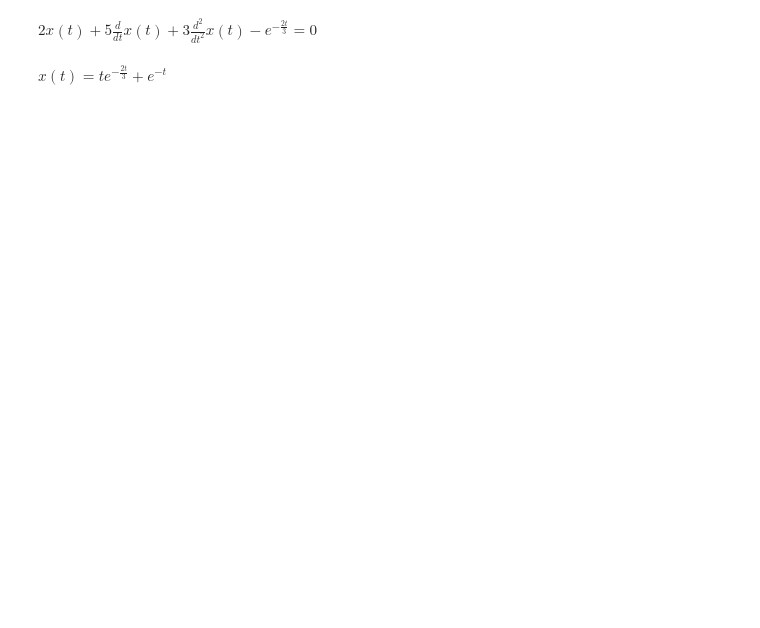
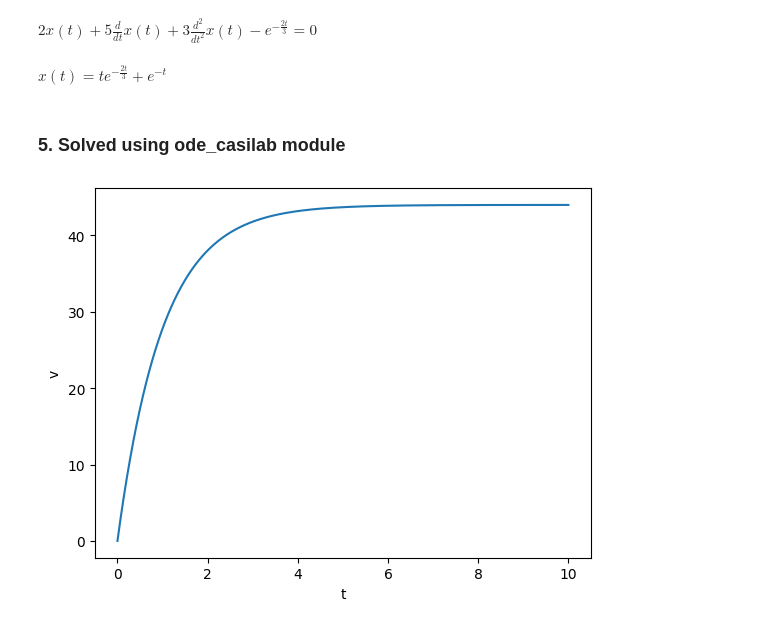
Before and after one commit to Gimgachad/Pyproj, a Jupyter notebook: Computational_project_1.ipynb, the cells around one changed output. Cells and saved outputs as stored; diff of their text form; code cells hidden in the pictures; blank space fills up the shorter version.

```diff
--- a/Computational_project_1.ipynb
+++ b/Computational_project_1.ipynb
@@ -344,3 +344,26 @@ display(y)
 # %% [output]
 $\displaystyle 2 x{\left(t \right)} + 5 \frac{d}{d t} x{\left(t \right)} + 3 \frac{d^{2}}{d t^{2}} x{\left(t \right)} - e^{- \frac{2 t}{3}} = 0$
 $\displaystyle x{\left(t \right)} = t e^{- \frac{2 t}{3}} + e^{- t}$
+# %% [markdown]
+### 5. Solved using ode_casilab module
+# %%
+# (a) Free kinematic equation v'(t) = 44 - v(t), v(0) = 0
+
+from ode_casilab import solve_rk4
+import numpy as np
+import matplotlib.pyplot as plt
+
+def ode_5_a(t, v):
+    return 44 - v
+
+t = np.linspace(0,10,1000)
+v0 = [0]
+
+sol = solve_rk4(ode_5_a, t, v0)
+#print(sol)
+plt.plot(t,sol)
+plt.xlabel('t')
+plt.ylabel('v')
+plt.show()
+# %% [output]
+[figure, added]
```
Also changed, not shown: parts of 29 cells of this notebook.
